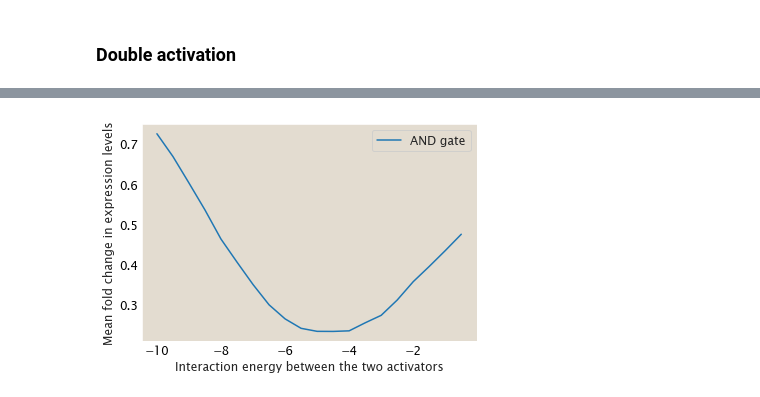
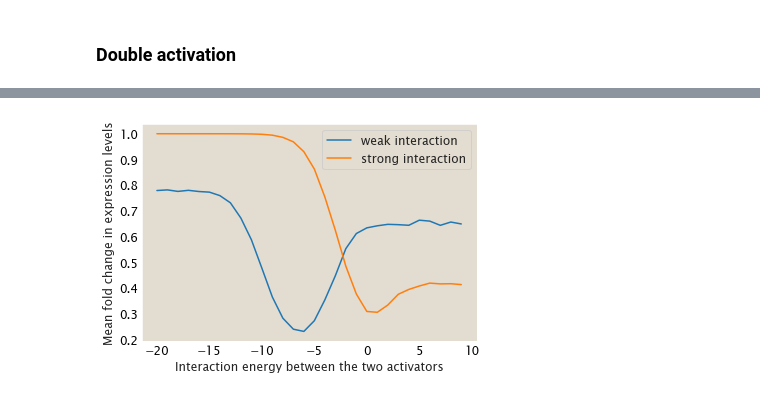
Before and after one commit to RPGroup-PBoC/theoretical_regseq, a Jupyter notebook: notebooks/experimental/tf_knockout.ipynb, the cells around one changed output, grey strips where cells are left out. Drawn from its saved outputs; the diff is of its cells as text; code cells hidden in the pictures.

```diff
--- a/notebooks/experimental/tf_knockout.ipynb
+++ b/notebooks/experimental/tf_knockout.ipynb
@@ -140,33 +128,3 @@ tregs.footprint.plot_footprint(promoter, df, region_params,
-# %%
-n_NS = len(genome)
-ep_wt, er1_wt, er2_wt = -5, -10, -10
-n_p, n_r2 = 4600, 50
-l_n_r1 = np.arange(0, 50, 2)
-e_int = -10
-
-list_fc_AND = []
-for n_r1 in l_n_r1:
-    df = tregs.simulate.sim(promoter, tregs.simulate.doublerep_pbound, [rnap_site, rep1_site, rep2_site],
-                        *[n_NS, n_p, n_r1, n_r2, rnap_emat, r1_emat, r2_emat, ep_wt, er1_wt, er2_wt, e_int, 'AND'],
-                        scaling_factor=10**6)
-    norm_ct = df['norm_ct_1'].to_numpy()
-    fc = np.mean(norm_ct[1:] / norm_ct[0])
-    list_fc_AND.append(fc)
-# %%
-n_NS = len(genome)
-ep_wt, er1_wt, er2_wt = -5, -10, -10
-n_p, n_r2 = 4600, 15
-l_n_r1 = np.arange(0, 50, 2)
-e_int = -10
-
-list_fc_OR = []
-for n_r1 in l_n_r1:
-    df = tregs.simulate.sim(promoter, tregs.simulate.doublerep_pbound, [rnap_site, rep1_site, rep2_site],
-                        *[n_NS, n_p, n_r1, n_r2, rnap_emat, r1_emat, r2_emat, ep_wt, er1_wt, er2_wt, e_int, 'OR'],
-                        scaling_factor=10**6)
-    norm_ct = df['norm_ct_1'].to_numpy()
-    fc = np.mean(norm_ct[1:] / norm_ct[0])
-    list_fc_OR.append(fc)
 # %%
 fig, ax = plt.subplots()
 ax.plot(l_n_r1, list_fc_AND, label='AND gate')
@@ -287,9 +328,10 @@ plt.show()
 # %%
 n_NS = len(genome)
-ep_wt, ea1_wt, ea2_wt = -2, -7, -7
-e_int_pa1, e_int_pa2 = -4, -4
+ep_wt = -2
+ea1_wt, ea2_wt = -7, -7
+e_int_pa1, e_int_pa2 = -3, -3
 n_p, n_a1, n_a2 = 4600, 50, 50
-l_e_int_a1a2 = np.arange(-10, 0, 0.5)
+l_e_int_a1a2 = np.arange(-20, 10, 1)
 
 list_fc_AND2 = []
 for e_int_a1a2 in l_e_int_a1a2:
@@ -301,9 +352,10 @@ for e_int_a1a2 in l_e_int_a1a2:
 # %%
 fig, ax = plt.subplots()
-ax.plot(l_e_int_a1a2, list_fc_AND2, label='AND gate')
+ax.plot(l_e_int_a1a2, list_fc_AND2, label='weak interaction')
+ax.plot(l_e_int_a1a2, list_fc_AND3, label='strong interaction')
 ax.set_xlabel('Interaction energy between the two activators')
 ax.set_ylabel('Mean fold change in expression levels')
 ax.legend()
 plt.show()
 # %% [output]
-[figure, old version]
+[figure, new version]
```
Also changed, not shown: parts of 23 cells of this notebook, 17 other files.
